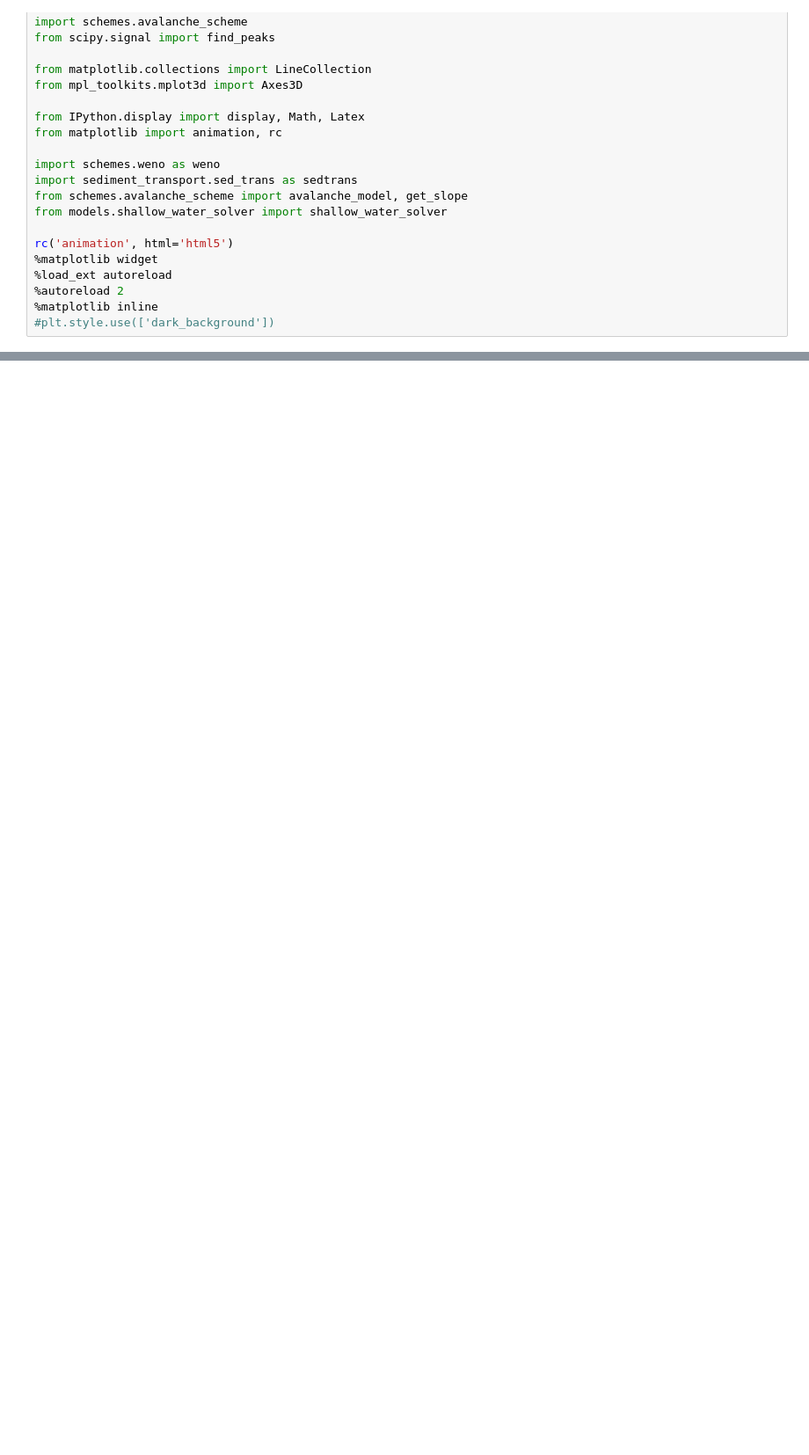
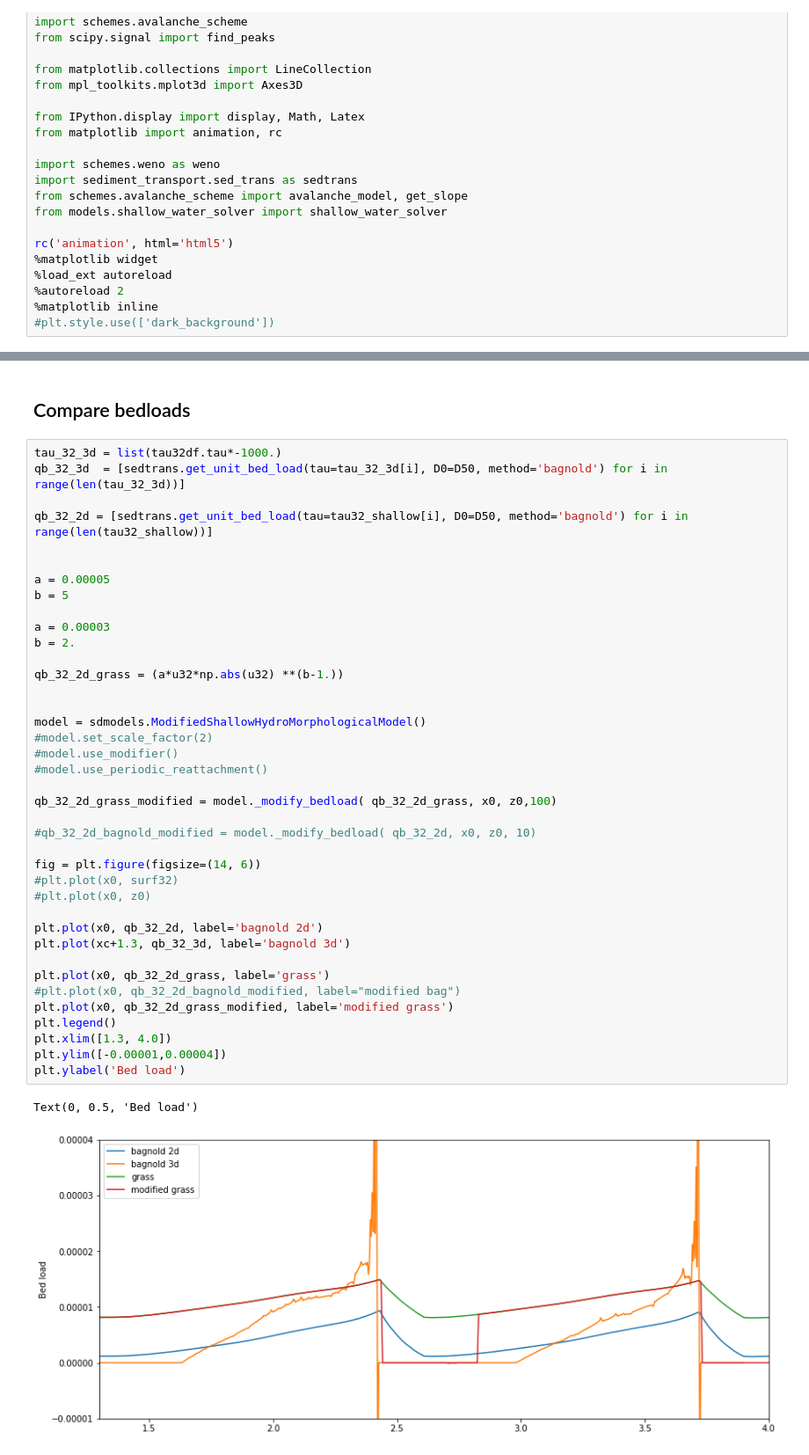
Before and after one commit to plgrover/pymorph, a Jupyter notebook: notebooks/Paper_3/2019-05-24_3D_Calibration.ipynb, the cells around one changed output, grey strips where cells are left out. Shown at 88% size. Drawn from its saved outputs; the diff is of its cells as text; blank space fills up the shorter version.

```diff
--- a/notebooks/Paper_3/2019-05-24_3D_Calibration.ipynb
+++ b/notebooks/Paper_3/2019-05-24_3D_Calibration.ipynb
@@ -61,0 +198,44 @@ plt.legend()
+# %% [markdown]
+## Compare bedloads
+# %%
+tau_32_3d = list(tau32df.tau*-1000.)
+qb_32_3d  = [sedtrans.get_unit_bed_load(tau=tau_32_3d[i], D0=D50, method='bagnold') for i in range(len(tau_32_3d))]
+
+qb_32_2d = [sedtrans.get_unit_bed_load(tau=tau32_shallow[i], D0=D50, method='bagnold') for i in range(len(tau32_shallow))]
+
+
+a = 0.00005
+b = 5
+
+a = 0.00003
+b = 2.
+
+qb_32_2d_grass = (a*u32*np.abs(u32) **(b-1.))
+
+
+model = sdmodels.ModifiedShallowHydroMorphologicalModel()
+#model.set_scale_factor(2)
+#model.use_modifier()
+#model.use_periodic_reattachment()
+
+qb_32_2d_grass_modified = model._modify_bedload( qb_32_2d_grass, x0, z0,100)
+
+#qb_32_2d_bagnold_modified = model._modify_bedload( qb_32_2d, x0, z0, 10)
+
+fig = plt.figure(figsize=(14, 6))
+#plt.plot(x0, surf32)
+#plt.plot(x0, z0)
+
+plt.plot(x0, qb_32_2d, label='bagnold 2d')
+plt.plot(xc+1.3, qb_32_3d, label='bagnold 3d')
+
+plt.plot(x0, qb_32_2d_grass, label='grass')
+#plt.plot(x0, qb_32_2d_bagnold_modified, label="modified bag")
+plt.plot(x0, qb_32_2d_grass_modified, label='modified grass')
+plt.legend()
+plt.xlim([1.3, 4.0])
+plt.ylim([-0.00001,0.00004])
+plt.ylabel('Bed load')
+# %% [output]
+Text(0, 0.5, 'Bed load')
+[figure, added]
```
Also changed, not shown: parts of 18 cells of this notebook, 6 other files.
